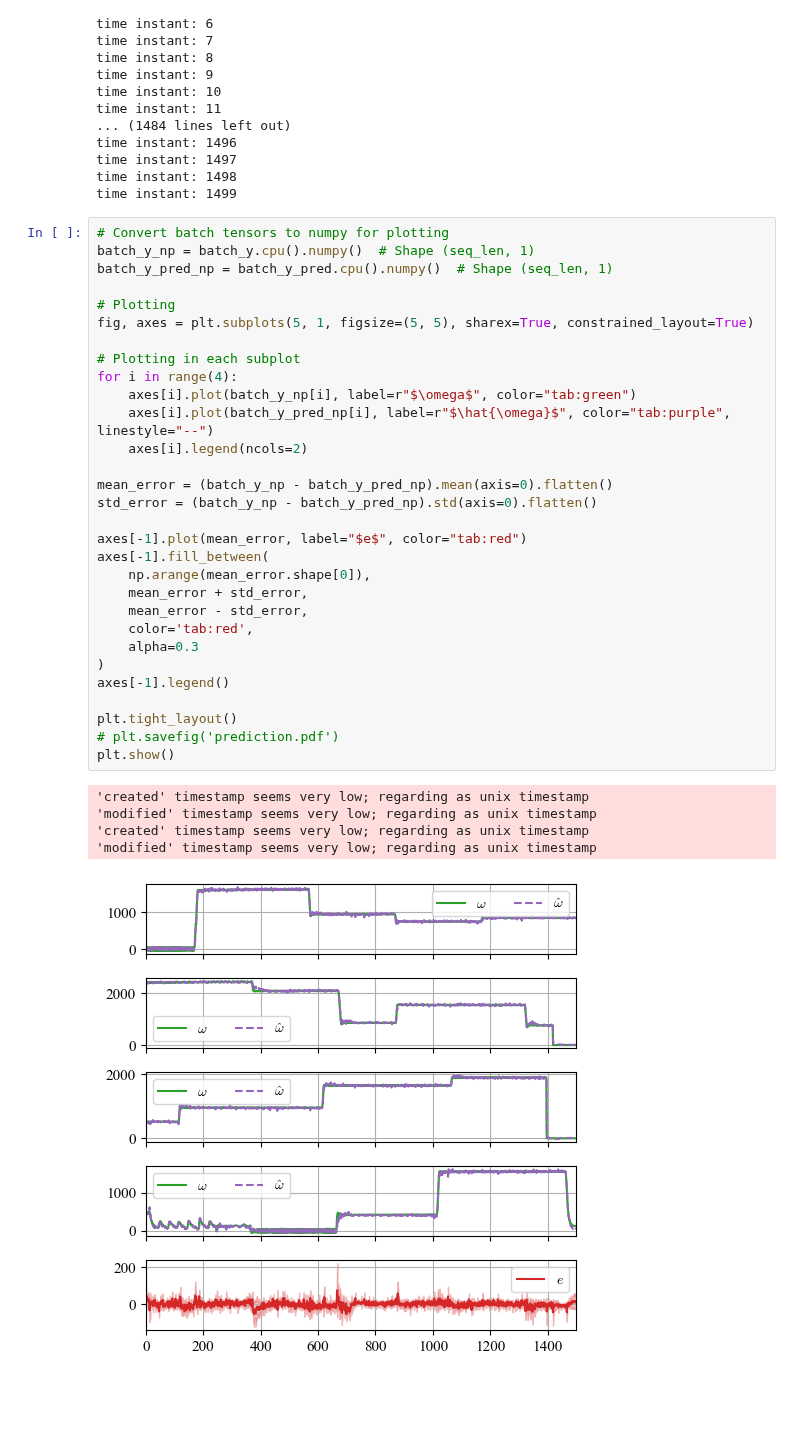
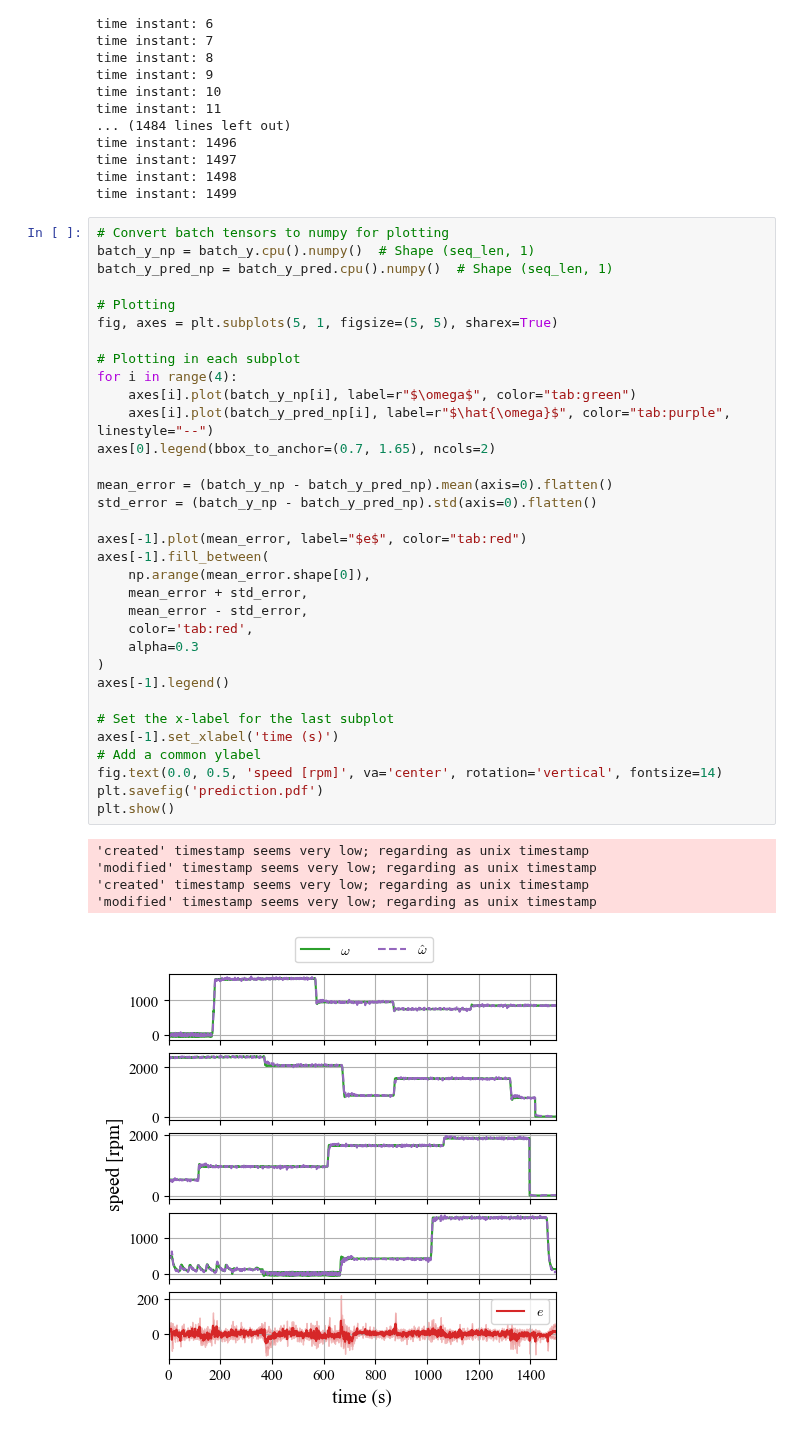
Before and after one commit to buswayne/in-context-bldc, a Jupyter notebook: speed_estimator/test_zerostep.ipynb, the cells around one changed output. Saved outputs shown, nothing was run; the diff lists cells and outputs as text; blank space fills up the shorter version.

```diff
--- a/speed_estimator/test_zerostep.ipynb
+++ b/speed_estimator/test_zerostep.ipynb
@@ -125,35 +125,38 @@ time instant: 1499
 # Convert batch tensors to numpy for plotting
 batch_y_np = batch_y.cpu().numpy()  # Shape (seq_len, 1)
 batch_y_pred_np = batch_y_pred.cpu().numpy()  # Shape (seq_len, 1)
 
 # Plotting
-fig, axes = plt.subplots(5, 1, figsize=(5, 5), sharex=True, constrained_layout=True)
+fig, axes = plt.subplots(5, 1, figsize=(5, 5), sharex=True)
 
 # Plotting in each subplot
 for i in range(4):
     axes[i].plot(batch_y_np[i], label=r"$\omega$", color="tab:green")
     axes[i].plot(batch_y_pred_np[i], label=r"$\hat{\omega}$", color="tab:purple", linestyle="--")
-    axes[i].legend(ncols=2)
+axes[0].legend(bbox_to_anchor=(0.7, 1.65), ncols=2)
 
 mean_error = (batch_y_np - batch_y_pred_np).mean(axis=0).flatten()
 std_error = (batch_y_np - batch_y_pred_np).std(axis=0).flatten()
 
 axes[-1].plot(mean_error, label="$e$", color="tab:red")
 axes[-1].fill_between(
     np.arange(mean_error.shape[0]),
     mean_error + std_error,
     mean_error - std_error,
     color='tab:red',
     alpha=0.3
 )
 axes[-1].legend()
 
-plt.tight_layout()
-# plt.savefig('prediction.pdf')
+# Set the x-label for the last subplot
+axes[-1].set_xlabel('time (s)')
+# Add a common ylabel
+fig.text(0.0, 0.5, 'speed [rpm]', va='center', rotation='vertical', fontsize=14)
+plt.savefig('prediction.pdf')
 plt.show()
 # %% [output]
 'created' timestamp seems very low; regarding as unix timestamp
 'modified' timestamp seems very low; regarding as unix timestamp
 'created' timestamp seems very low; regarding as unix timestamp
 'modified' timestamp seems very low; regarding as unix timestamp
-[figure, old version]
+[figure, new version]
```
Also changed, not shown: 1 other file.
